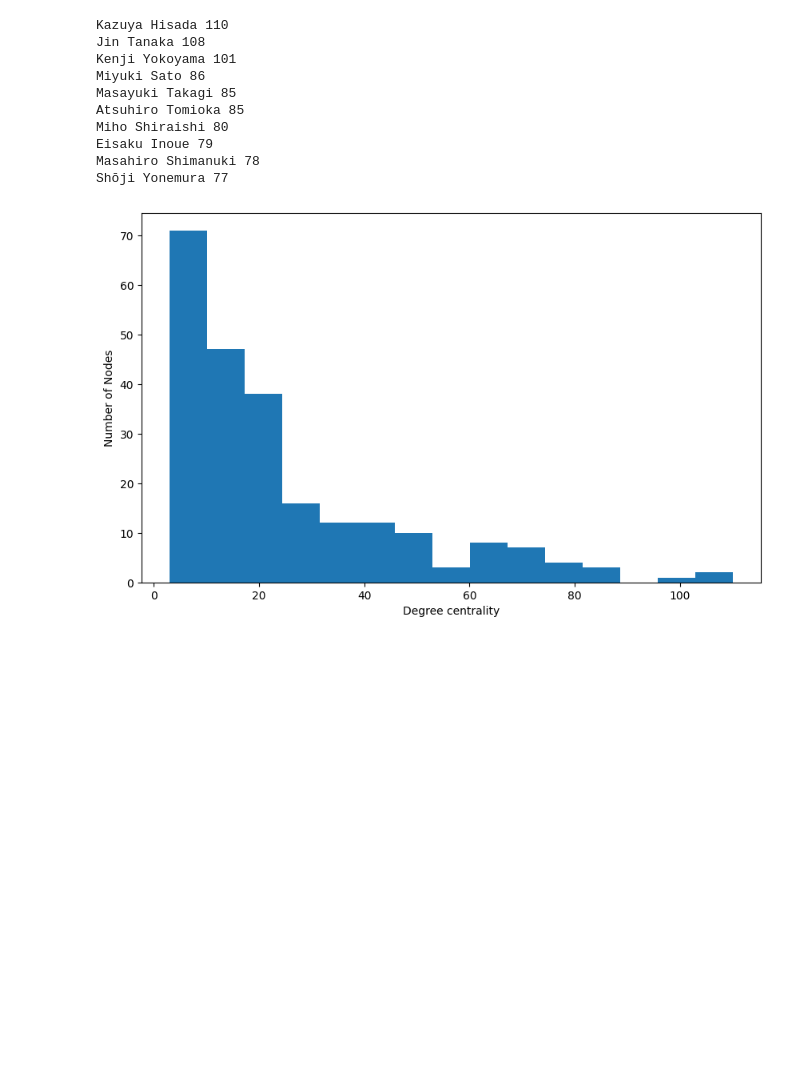
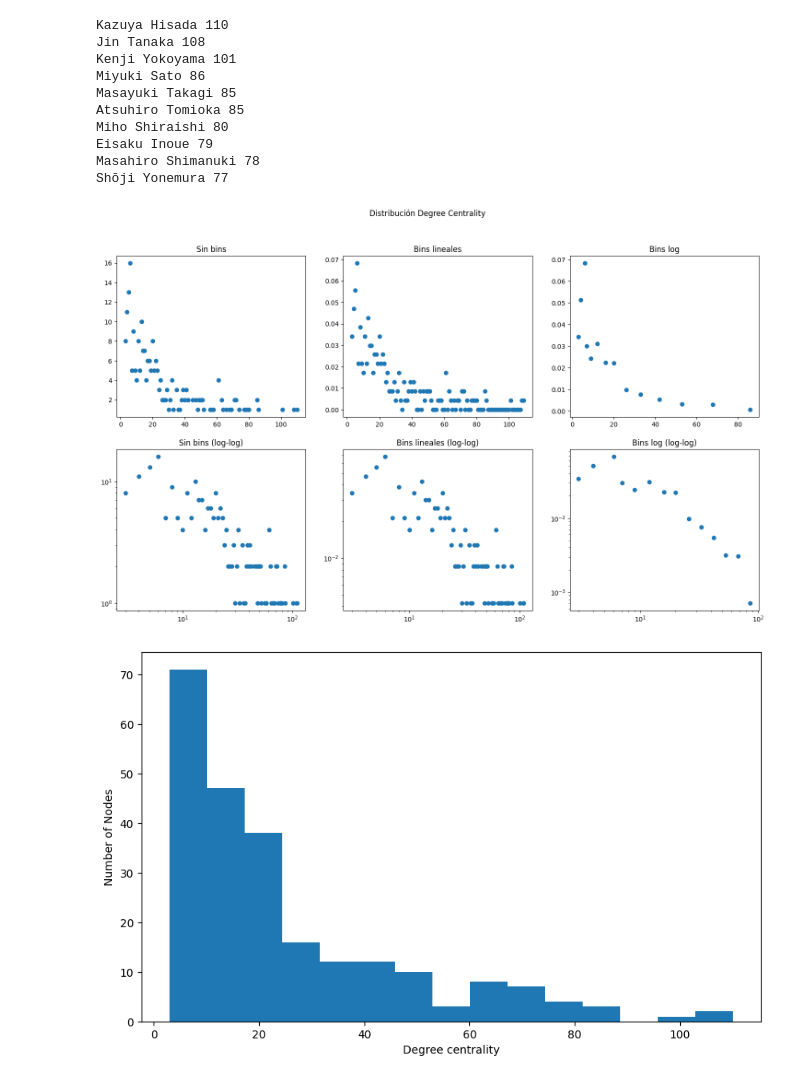
Before and after one commit to Jotape24/Complex-Networks-and-One-Piece, a Jupyter notebook: graph.ipynb, the cells around one changed output. Saved outputs shown, nothing was run; the diff lists cells and outputs as text; code cells hidden in the pictures; blank space fills up the shorter version.

Commit message:
feat: add function to plot with and without bins

```diff
--- a/graph.ipynb
+++ b/graph.ipynb
@@ -420,6 +420,11 @@ Miho Shiraishi 80
 Eisaku Inoue 79
 Masahiro Shimanuki 78
 Shōji Yonemura 77
+# %%
+plot_distribution(list(degree_centrality_nx.values()),
+                  "Distribución Degree Centrality")
+# %% [output]
+[figure, added]
 # %%
 # Separar datos
 personas = list(degree_centrality_nx.keys())
```
Also changed, not shown: parts of 15 cells of this notebook, 1 other file.
